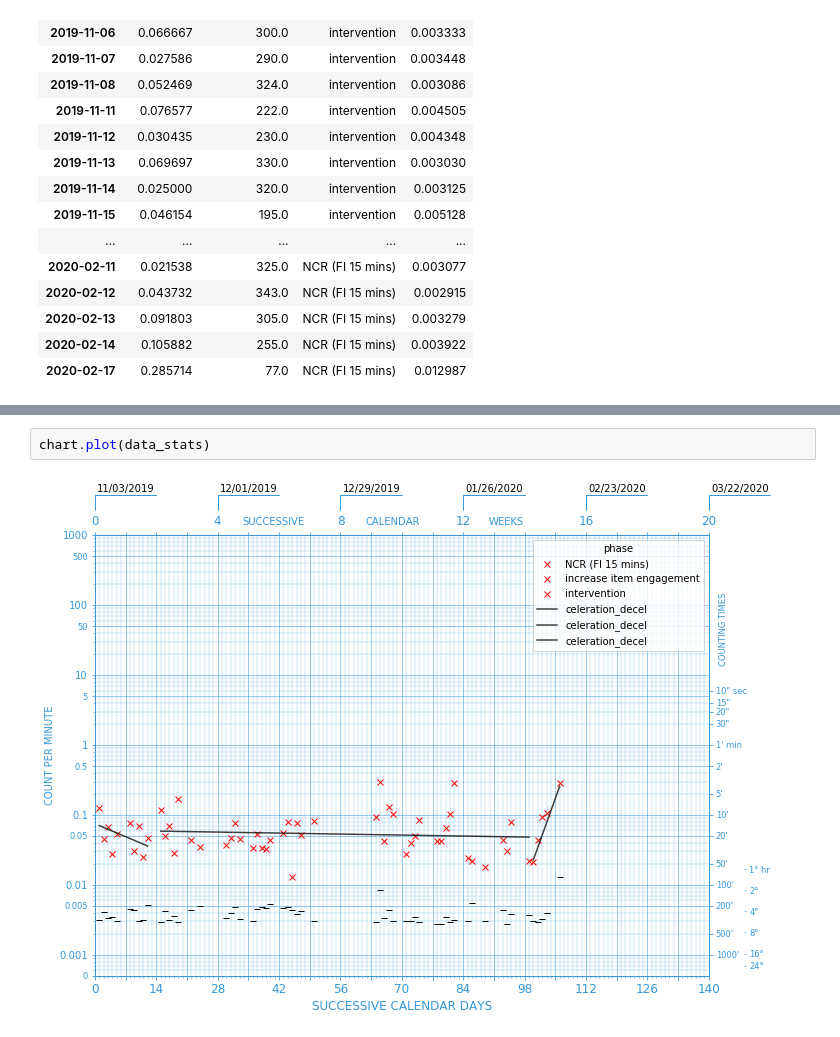
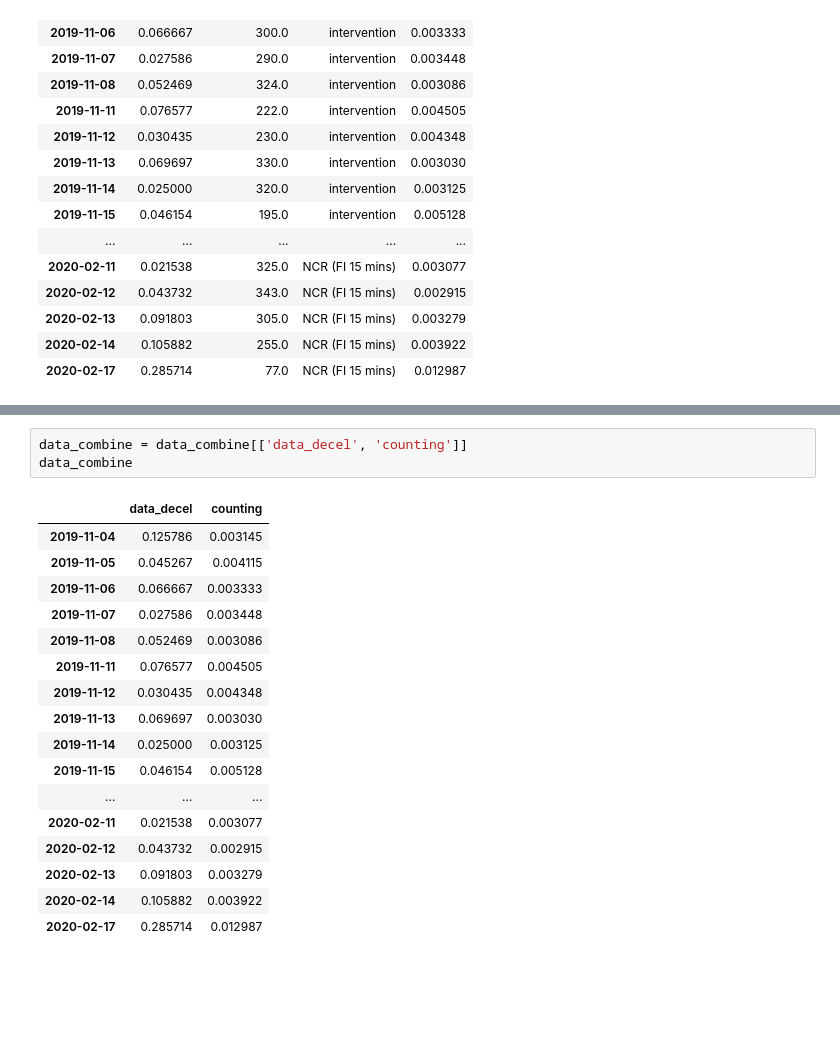
Before and after one commit to shadowgate15/pySCC, a Jupyter notebook: test_file-chart_CR_frequency.ipynb, the cells around one changed output, grey strips where cells are left out. Saved outputs shown, nothing was run; the diff lists cells and outputs as text; blank space fills up the shorter version.

```diff
--- a/test_file-chart_CR_frequency.ipynb
+++ b/test_file-chart_CR_frequency.ipynb
@@ -76,4 +55,21 @@ data_stats
-# %%
-chart.plot(data_stats)
-# %% [output]
-[figure, removed]
+# %%
+data_combine = data_combine[['data_decel', 'counting']]
+data_combine
+# %% [output]
+|  | data_decel | counting |
+| 2019-11-04 | 0.125786 | 0.003145 |
+| 2019-11-05 | 0.045267 | 0.004115 |
+| 2019-11-06 | 0.066667 | 0.003333 |
+| 2019-11-07 | 0.027586 | 0.003448 |
+| 2019-11-08 | 0.052469 | 0.003086 |
+| 2019-11-11 | 0.076577 | 0.004505 |
+| 2019-11-12 | 0.030435 | 0.004348 |
+| 2019-11-13 | 0.069697 | 0.003030 |
+| 2019-11-14 | 0.025000 | 0.003125 |
+| 2019-11-15 | 0.046154 | 0.005128 |
+| ... | ... | ... |
+| 2020-02-11 | 0.021538 | 0.003077 |
+| 2020-02-12 | 0.043732 | 0.002915 |
+| 2020-02-13 | 0.091803 | 0.003279 |
+| 2020-02-14 | 0.105882 | 0.003922 |
+| 2020-02-17 | 0.285714 | 0.012987 |
```
Also changed, not shown: parts of 2 cells of this notebook, 2 other files.
